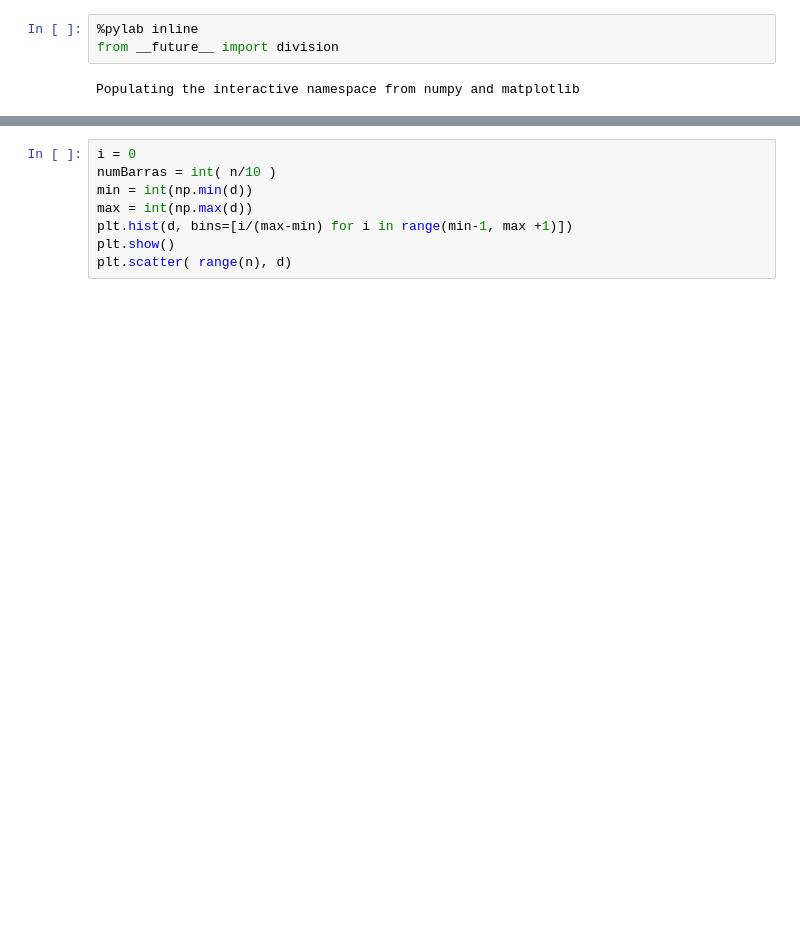
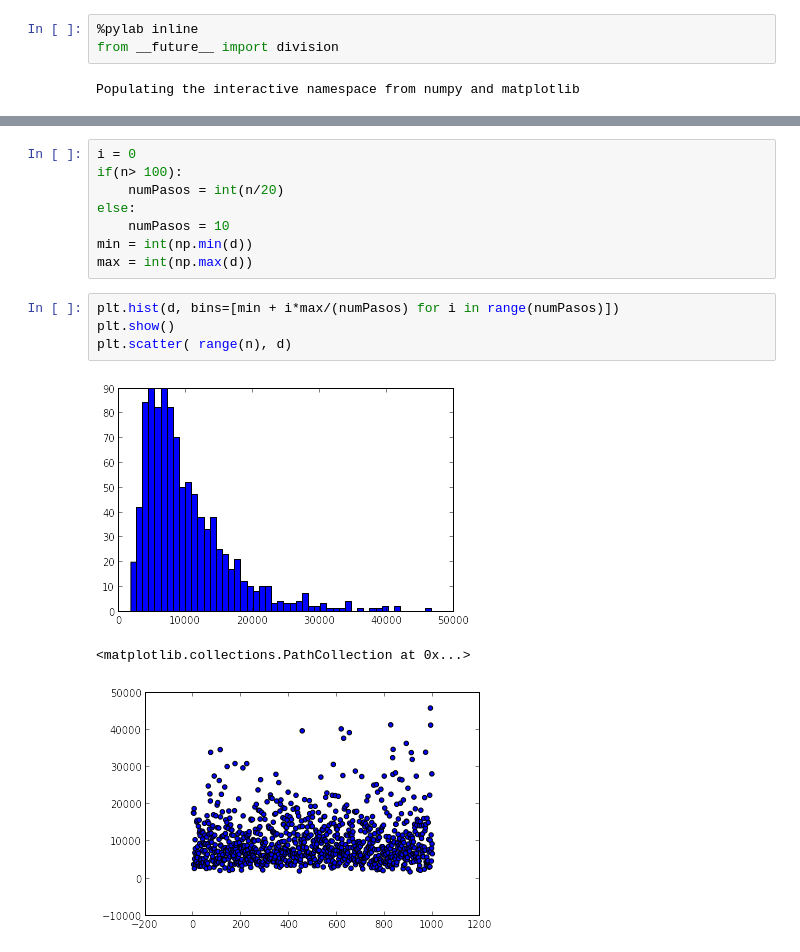
Before and after one commit to jdprada1760/Tarea3, a Jupyter notebook: MovimientoBrowniano_3.ipynb, the cells around one changed output, grey strips where cells are left out. Cells and saved outputs as stored; diff of their text form; blank space fills up the shorter version.

```diff
--- a/MovimientoBrowniano_3.ipynb
+++ b/MovimientoBrowniano_3.ipynb
@@ -50,8 +50,16 @@ print d
+# %%
+i = 0
+if(n> 100):
+    numPasos = int(n/20)
+else:
+    numPasos = 10
+min = int(np.min(d))
+max = int(np.max(d))
 # %%
-i = 0
-numBarras = int( n/10 )
-min = int(np.min(d))
-max = int(np.max(d))
-plt.hist(d, bins=[i/(max-min) for i in range(min-1, max +1)])
+plt.hist(d, bins=[min + i*max/(numPasos) for i in range(numPasos)])
 plt.show()
 plt.scatter( range(n), d)
+# %% [output]
+[figure, added]
+<matplotlib.collections.PathCollection at 0x...>
+[figure, added]
```
Also changed, not shown: parts of 1 cell of this notebook, 1 other file.
